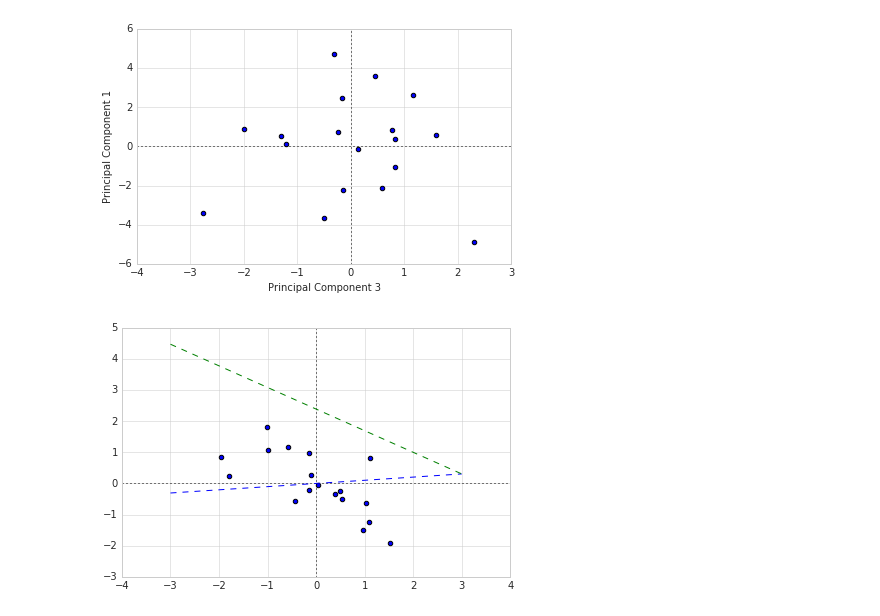
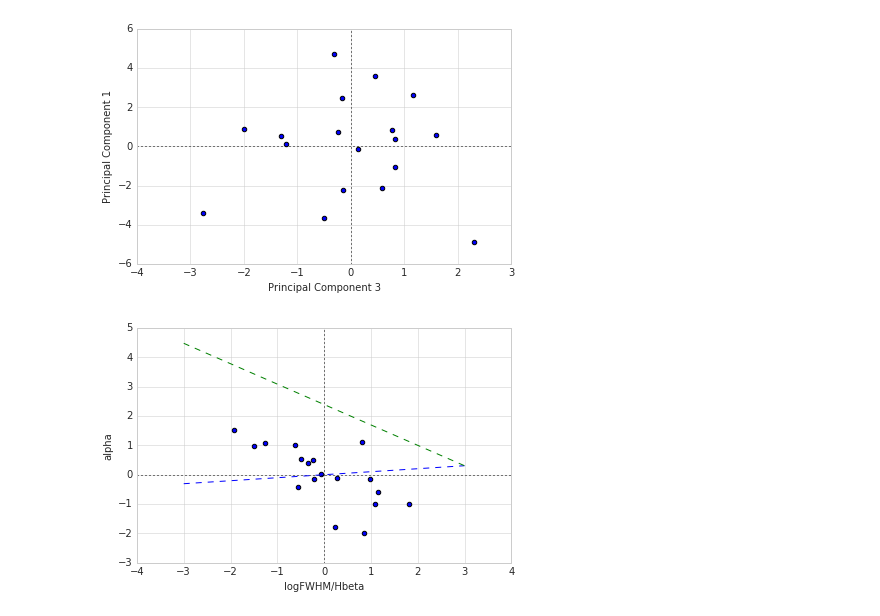
Before and after one commit to Phys767-Spring17/Jacob-Practical-Stats-Exercises, a Jupyter notebook: Chap 4 Exercises.ipynb, the cells around one changed output. Cells and saved outputs as stored; diff of their text form; code cells hidden in the pictures.

Commit message:
Added legend, added new line on prints

```diff
--- a/Chap 4 Exercises.ipynb
+++ b/Chap 4 Exercises.ipynb
@@ -123,12 +125,14 @@ for i in range(3):
 # %%
 with plt.style.context('seaborn-whitegrid'):
     plt.figure()
-    plt.scatter(normed['alpha'], normed['logFWHM/Hbeta'])
+    plt.scatter(normed['logFWHM/Hbeta'], normed['alpha'])
     plt.axhline(0, color='k', linestyle=':')
     plt.axvline(0, color='k', linestyle=':')
     plt.plot((-3.,3.),(eigenvectors[0][0]/eigenvectors[0][1]*-3.,eigenvectors[0][0]/eigenvectors[0][1]*3.), linestyle='--' )
     plt.plot((-3.,3.),(eigenvectors[1][0]/eigenvectors[1][1]*-3.,eigenvectors[0][0]/eigenvectors[0][1]*3.), linestyle='--' )
+    plt.xlabel('logFWHM/Hbeta')
+    plt.ylabel('alpha')
     plt.tight_layout()
     plt.show()
 # %% [output]
-[figure, old version]
+[figure, new version]
```
Also changed, not shown: parts of 2 cells of this notebook.
